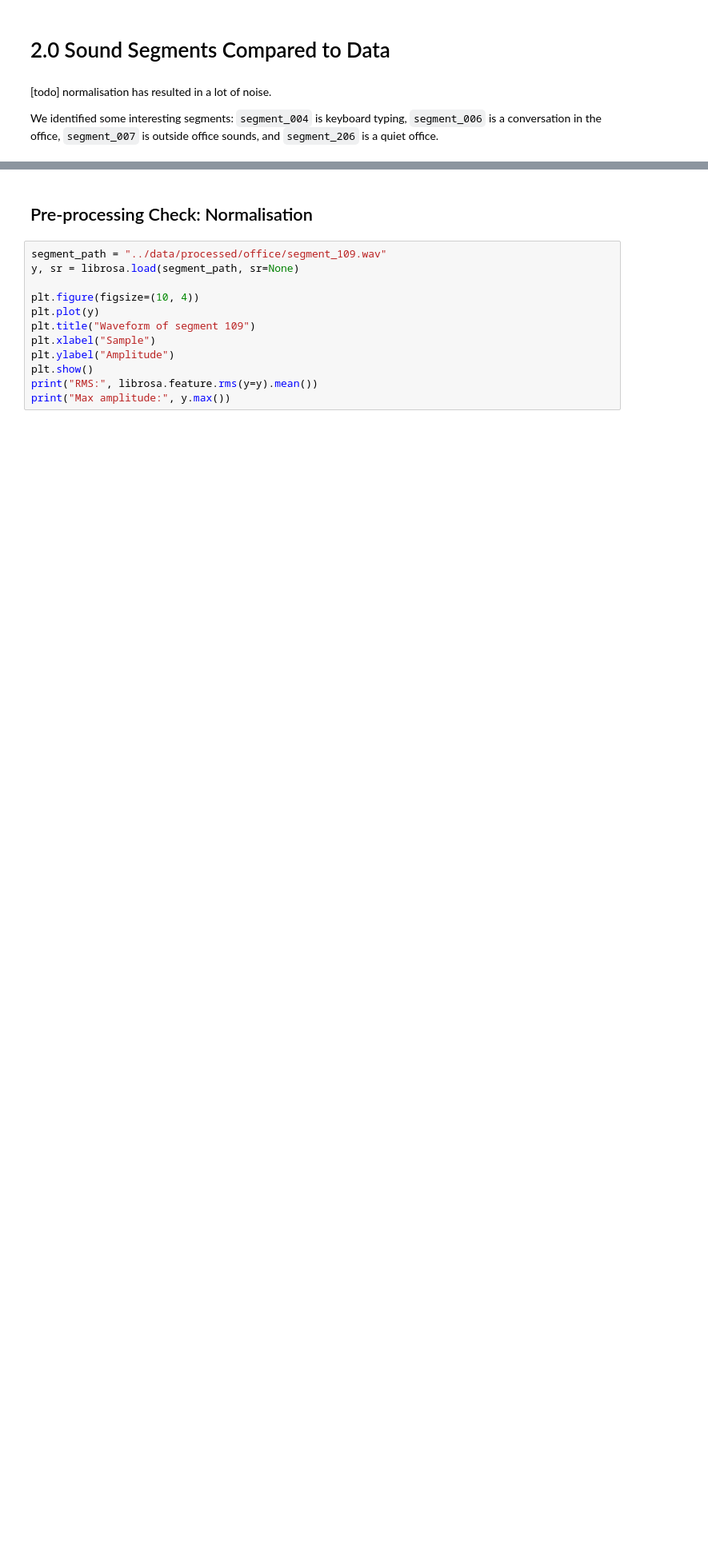
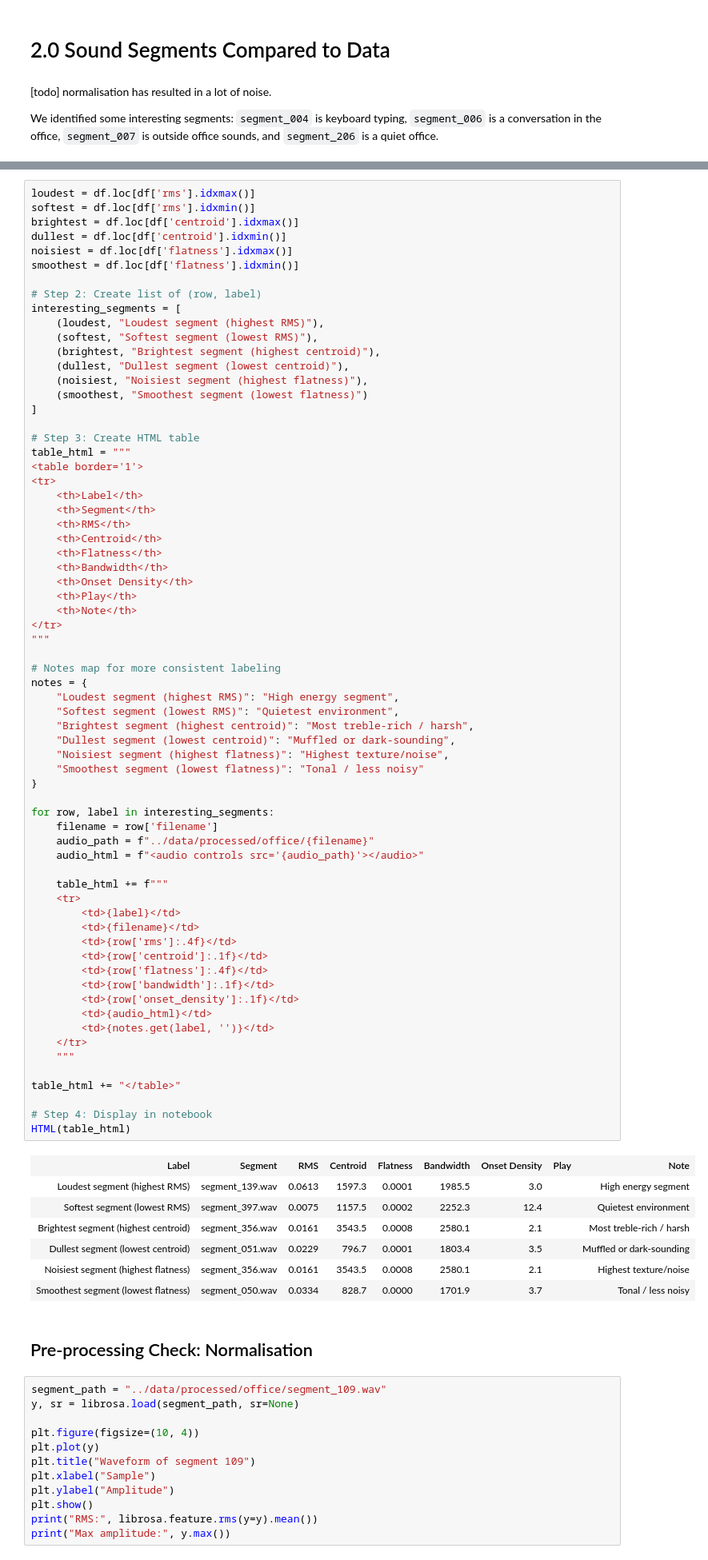
Before and after one commit to shrutirao94/biophilic-sound-engine, a Jupyter notebook: notebooks/01-feature-exploration.ipynb, the cells around one changed output, grey strips where cells are left out. Shown at 80% size. Saved outputs shown, nothing was run; the diff lists cells and outputs as text; blank space fills up the shorter version.

```diff
--- a/notebooks/01-feature-exploration.ipynb
+++ b/notebooks/01-feature-exploration.ipynb
@@ -277,3 +202,78 @@ HTML(table_html)
+# %%
+loudest = df.loc[df['rms'].idxmax()]
+softest = df.loc[df['rms'].idxmin()]
+brightest = df.loc[df['centroid'].idxmax()]
+dullest = df.loc[df['centroid'].idxmin()]
+noisiest = df.loc[df['flatness'].idxmax()]
+smoothest = df.loc[df['flatness'].idxmin()]
+
+# Step 2: Create list of (row, label)
+interesting_segments = [
+    (loudest, "Loudest segment (highest RMS)"),
+    (softest, "Softest segment (lowest RMS)"),
+    (brightest, "Brightest segment (highest centroid)"),
+    (dullest, "Dullest segment (lowest centroid)"),
+    (noisiest, "Noisiest segment (highest flatness)"),
+    (smoothest, "Smoothest segment (lowest flatness)")
+]
+
+# Step 3: Create HTML table
+table_html = """
+<table border='1'>
+<tr>
+    <th>Label</th>
+    <th>Segment</th>
+    <th>RMS</th>
+    <th>Centroid</th>
+    <th>Flatness</th>
+    <th>Bandwidth</th>
+    <th>Onset Density</th>
+    <th>Play</th>
+    <th>Note</th>
+</tr>
+"""
+
+# Notes map for more consistent labeling
+notes = {
+    "Loudest segment (highest RMS)": "High energy segment",
+    "Softest segment (lowest RMS)": "Quietest environment",
+    "Brightest segment (highest centroid)": "Most treble-rich / harsh",
+    "Dullest segment (lowest centroid)": "Muffled or dark-sounding",
+    "Noisiest segment (highest flatness)": "Highest texture/noise",
+    "Smoothest segment (lowest flatness)": "Tonal / less noisy"
+}
+
+for row, label in interesting_segments:
+    filename = row['filename']
+    audio_path = f"../data/processed/office/{filename}"
+    audio_html = f"<audio controls src='{audio_path}'></audio>"
+
+    table_html += f"""
+    <tr>
+        <td>{label}</td>
+        <td>{filename}</td>
+        <td>{row['rms']:.4f}</td>
+        <td>{row['centroid']:.1f}</td>
+        <td>{row['flatness']:.4f}</td>
+        <td>{row['bandwidth']:.1f}</td>
+        <td>{row['onset_density']:.1f}</td>
+        <td>{audio_html}</td>
+        <td>{notes.get(label, '')}</td>
+    </tr>
+    """
+
+table_html += "</table>"
+
+# Step 4: Display in notebook
+HTML(table_html)
+# %% [output]
+| Label | Segment | RMS | Centroid | Flatness | Bandwidth | Onset Density | Play | Note |
+| Loudest segment (highest RMS) | segment_139.wav | 0.0613 | 1597.3 | 0.0001 | 1985.5 | 3.0 |  | High energy segment |
+| Softest segment (lowest RMS) | segment_397.wav | 0.0075 | 1157.5 | 0.0002 | 2252.3 | 12.4 |  | Quietest environment |
+| Brightest segment (highest centroid) | segment_356.wav | 0.0161 | 3543.5 | 0.0008 | 2580.1 | 2.1 |  | Most treble-rich / harsh |
+| Dullest segment (lowest centroid) | segment_051.wav | 0.0229 | 796.7 | 0.0001 | 1803.4 | 3.5 |  | Muffled or dark-sounding |
+| Noisiest segment (highest flatness) | segment_356.wav | 0.0161 | 3543.5 | 0.0008 | 2580.1 | 2.1 |  | Highest texture/noise |
+| Smoothest segment (lowest flatness) | segment_050.wav | 0.0334 | 828.7 | 0.0000 | 1701.9 | 3.7 |  | Tonal / less noisy |
 # %% [markdown]
 ## Pre-processing Check: Normalisation
 # %%
```
Also changed, not shown: parts of 1 cell of this notebook, 9 other files.
